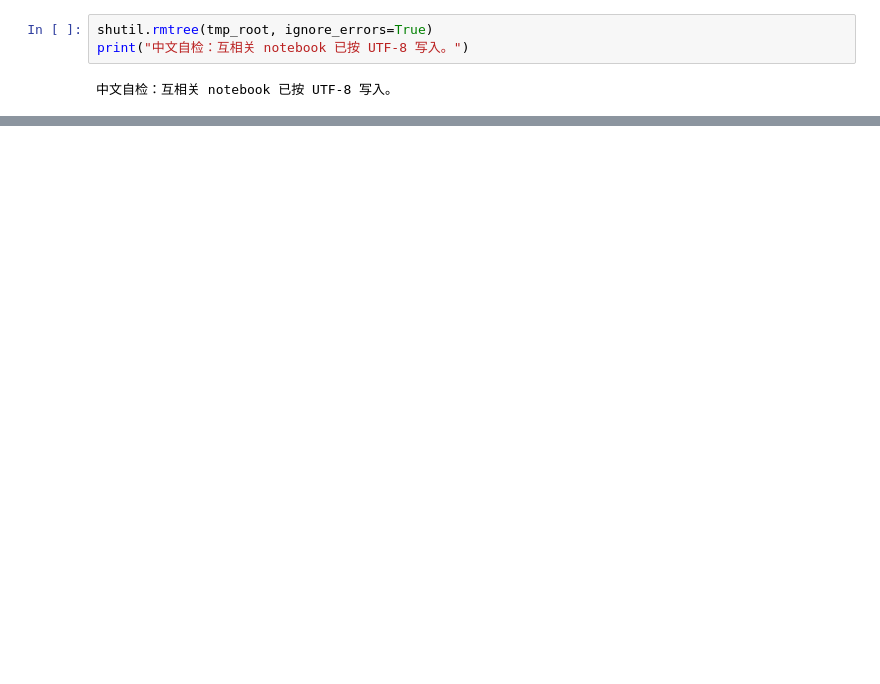
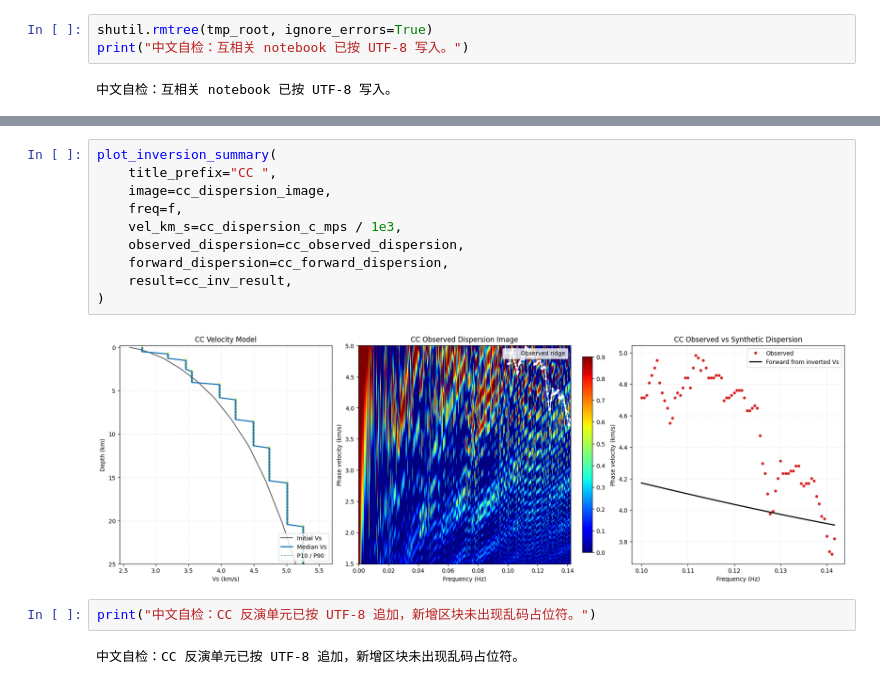
Before and after one commit to chyiever/DFSpy, a Jupyter notebook: FJ-QED/FJpy-win/examples/example_CC.ipynb, the cells around one changed output, grey strips where cells are left out. Saved outputs shown, nothing was run; the diff lists cells and outputs as text; blank space fills up the shorter version.

```diff
--- a/FJ-QED/FJpy-win/examples/example_CC.ipynb
+++ b/FJ-QED/FJpy-win/examples/example_CC.ipynb
@@ -174,0 +429,16 @@ print("中文自检：互相关 notebook 已按 UTF-8 写入。")
+# %%
+plot_inversion_summary(
+    title_prefix="CC ",
+    image=cc_dispersion_image,
+    freq=f,
+    vel_km_s=cc_dispersion_c_mps / 1e3,
+    observed_dispersion=cc_observed_dispersion,
+    forward_dispersion=cc_forward_dispersion,
+    result=cc_inv_result,
+)
+# %% [output]
+[figure, added]
+# %%
+print("中文自检：CC 反演单元已按 UTF-8 追加，新增区块未出现乱码占位符。")
+# %% [output]
+中文自检：CC 反演单元已按 UTF-8 追加，新增区块未出现乱码占位符。
```
Also changed, not shown: parts of 9 cells of this notebook, 4 other files.
